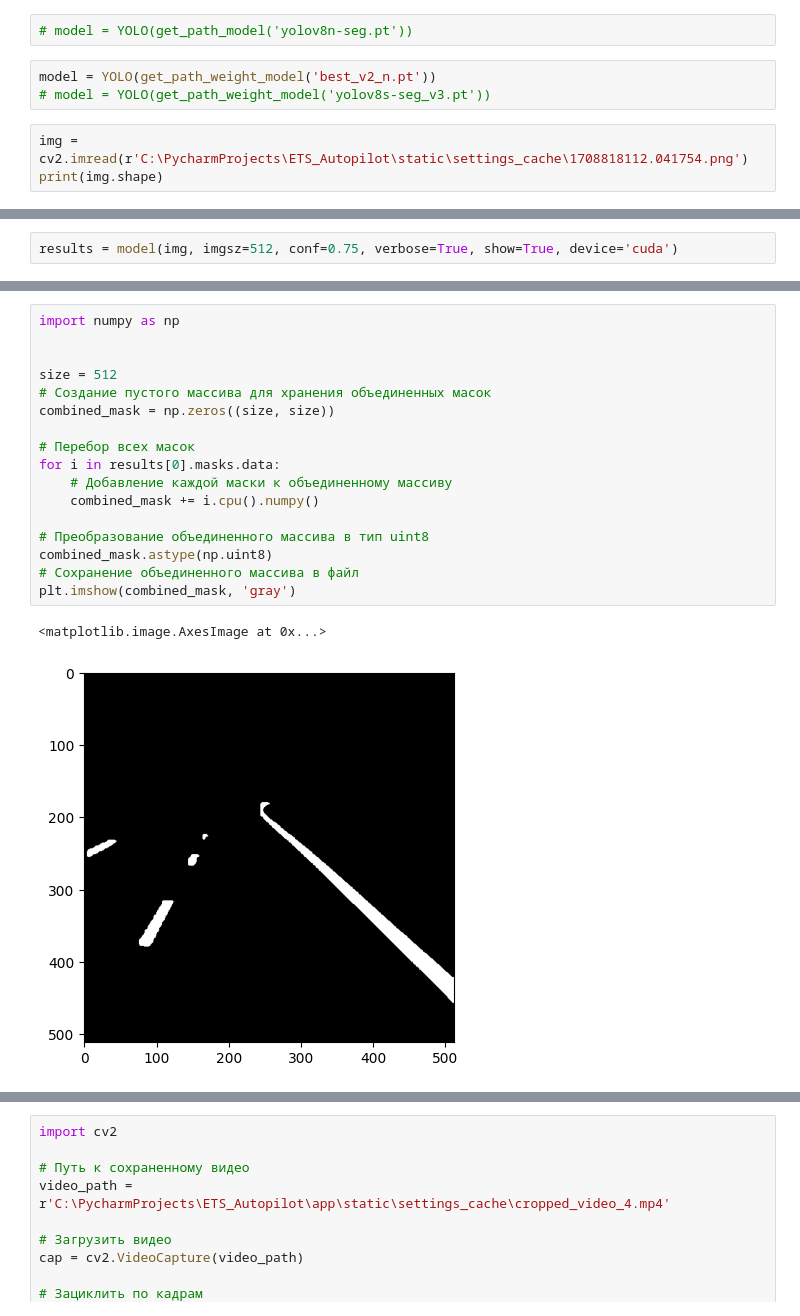
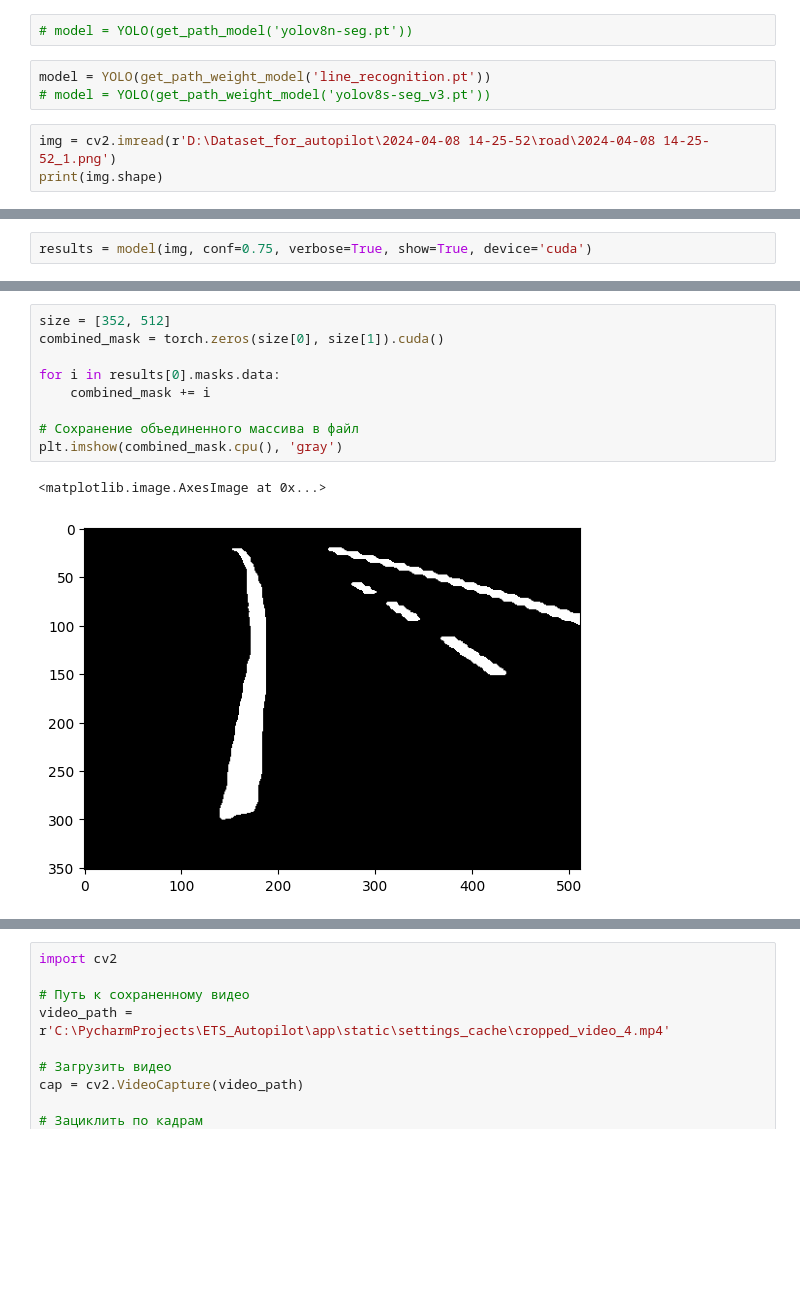
Before and after one commit to FilippYV/ETS_Autopilot, a Jupyter notebook: code_programm/lane_recognition/yolo8_seg_medel_test.ipynb, the cells around one changed output, grey strips where cells are left out. Drawn from its saved outputs; the diff is of its cells as text; blank space fills up the shorter version.

```diff
--- a/code_programm/lane_recognition/yolo8_seg_medel_test.ipynb
+++ b/code_programm/lane_recognition/yolo8_seg_medel_test.ipynb
@@ -17,9 +17,9 @@ NVIDIA GeForce GTX 1080 Ti
 # %%
 # model = YOLO(get_path_model('yolov8n-seg.pt'))
 # %%
-model = YOLO(get_path_weight_model('best_v2_n.pt'))
+model = YOLO(get_path_weight_model('line_recognition.pt'))
 # model = YOLO(get_path_weight_model('yolov8s-seg_v3.pt'))
 # %%
-img = cv2.imread(r'C:\PycharmProjects\ETS_Autopilot\static\settings_cache\1708818112.041754.png')
+img = cv2.imread(r'D:\Dataset_for_autopilot\2024-04-08 14-25-52\road\2024-04-08 14-25-52_1.png')
 print(img.shape)
 # %% [output]
@@ -27,3 +27,3 @@ print(img.shape)
 # %%
-results = model(img, imgsz=512, conf=0.75, verbose=True, show=True, device='cuda')
+results = model(img, conf=0.75, verbose=True, show=True, device='cuda')
 # %% [output]
@@ -37,20 +37,12 @@ plt.imshow(results[0].masks.data[3].cpu().numpy(), 'gray')
 # %%
-import numpy as np
+size = [352, 512]
+combined_mask = torch.zeros(size[0], size[1]).cuda()
 
+for i in results[0].masks.data:
+    combined_mask += i
 
-size = 512
-# Создание пустого массива для хранения объединенных масок
-combined_mask = np.zeros((size, size))
-
-# Перебор всех масок
-for i in results[0].masks.data:
-    # Добавление каждой маски к объединенному массиву
-    combined_mask += i.cpu().numpy()
-
-# Преобразование объединенного массива в тип uint8
-combined_mask.astype(np.uint8)
 # Сохранение объединенного массива в файл
-plt.imshow(combined_mask, 'gray')
+plt.imshow(combined_mask.cpu(), 'gray')
 # %% [output]
 <matplotlib.image.AxesImage at 0x...>
-[figure, old version]
+[figure, new version]
```
Also changed, not shown: parts of 8 cells of this notebook.
